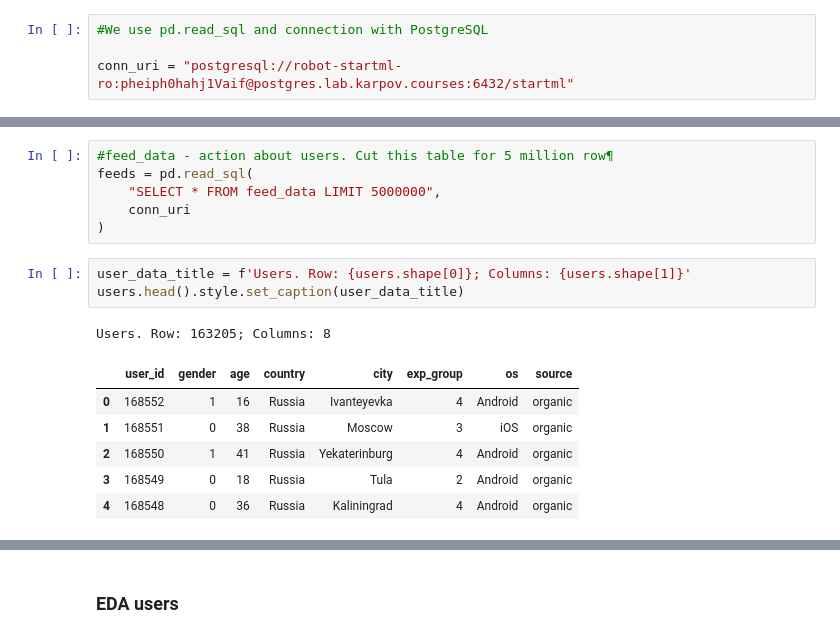
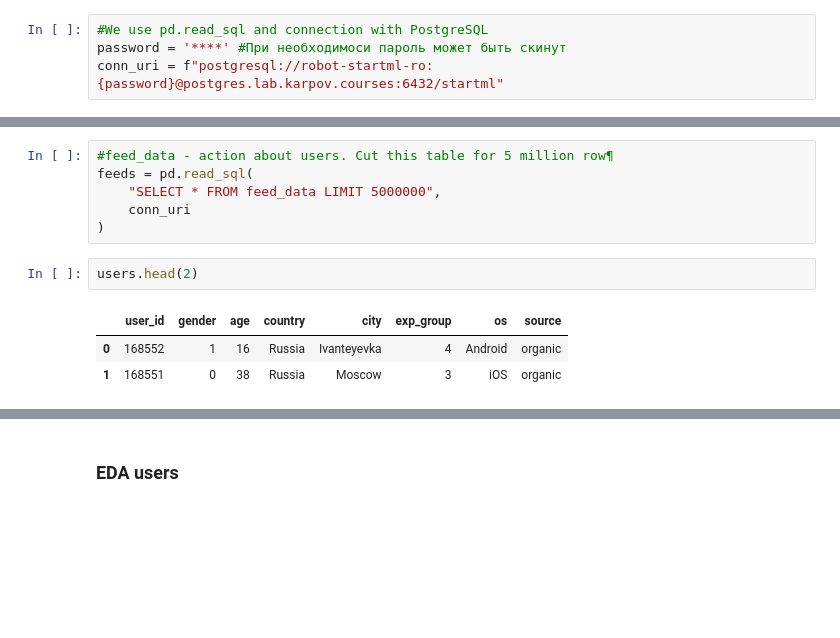
Before and after one commit to ValentinPatrakeev/Recommendation-system-social-network, a Jupyter notebook: 1. Download data and EDA.ipynb, the cells around one changed output, grey strips where cells are left out. Cells and saved outputs as stored; diff of their text form; blank space fills up the shorter version.

Commit message:
clean file downoload data and eda

```diff
--- a/1. Download data and EDA.ipynb
+++ b/1. Download data and EDA.ipynb
@@ -8,7 +10,7 @@ import numpy as np
 # %%
 #We use pd.read_sql and connection with PostgreSQL
-
-conn_uri = "postgresql://robot-startml-ro:pheiph0hahj1Vaif@postgres.lab.karpov.courses:6432/startml"
+password = '****' #При необходимоси пароль может быть скинут
+conn_uri = f"postgresql://robot-startml-ro:{password}@postgres.lab.karpov.courses:6432/startml"
 # %%
 users = pd.read_sql(
    "SELECT * FROM user_data ORDER BY user_id desc",
@@ -26,13 +28,8 @@ feeds = pd.read_sql(
     conn_uri
 )
 # %%
-user_data_title = f'Users. Row: {users.shape[0]}; Columns: {users.shape[1]}'
-users.head().style.set_caption(user_data_title)
+users.head(2)
 # %% [output]
-Users. Row: 163205; Columns: 8
 |  | user_id | gender | age | country | city | exp_group | os | source |
 | 0 | 168552 | 1 | 16 | Russia | Ivanteyevka | 4 | Android | organic |
 | 1 | 168551 | 0 | 38 | Russia | Moscow | 3 | iOS | organic |
-| 2 | 168550 | 1 | 41 | Russia | Yekaterinburg | 4 | Android | organic |
-| 3 | 168549 | 0 | 18 | Russia | Tula | 2 | Android | organic |
-| 4 | 168548 | 0 | 36 | Russia | Kaliningrad | 4 | Android | organic |
```
Also changed, not shown: parts of 37 cells of this notebook, 1 other file.
